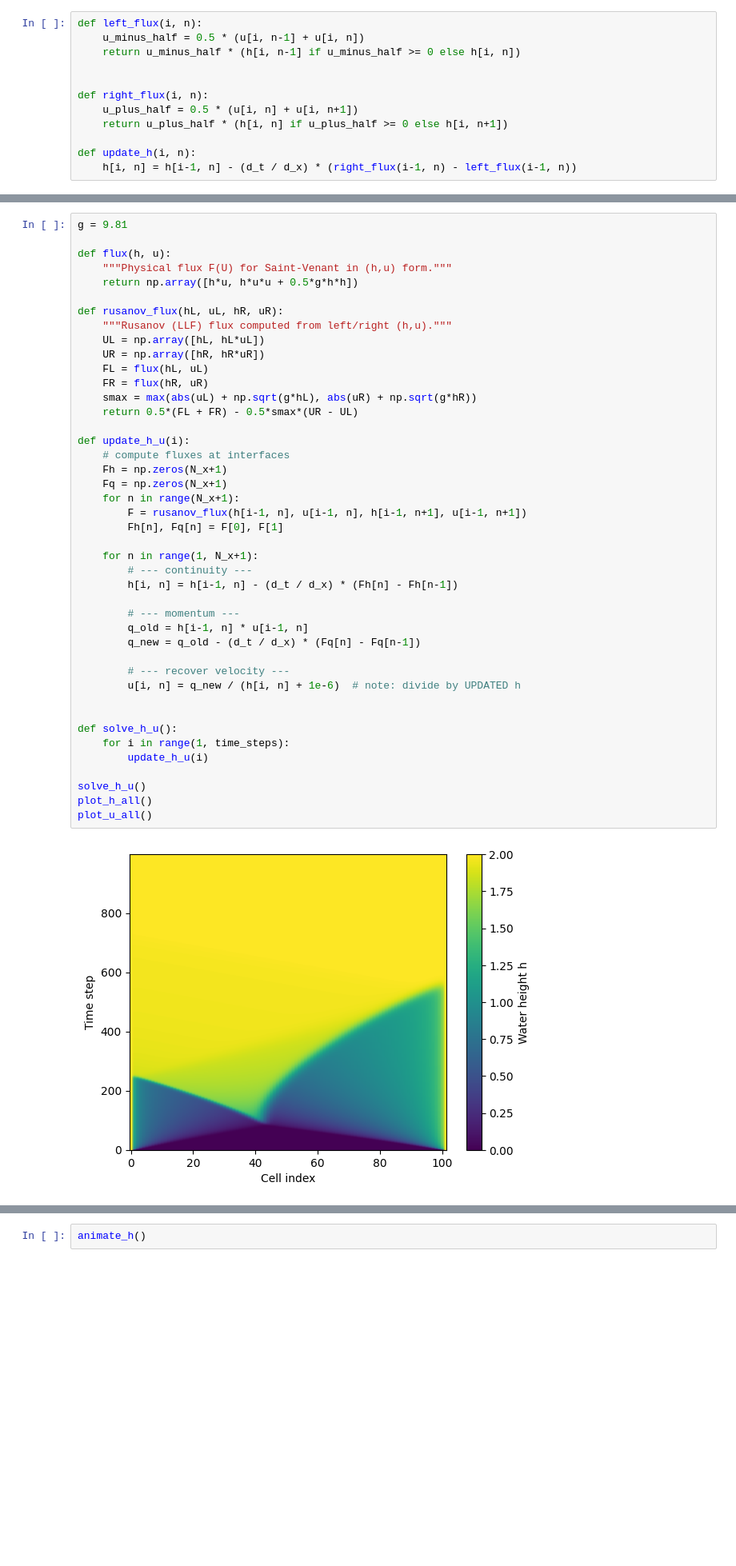
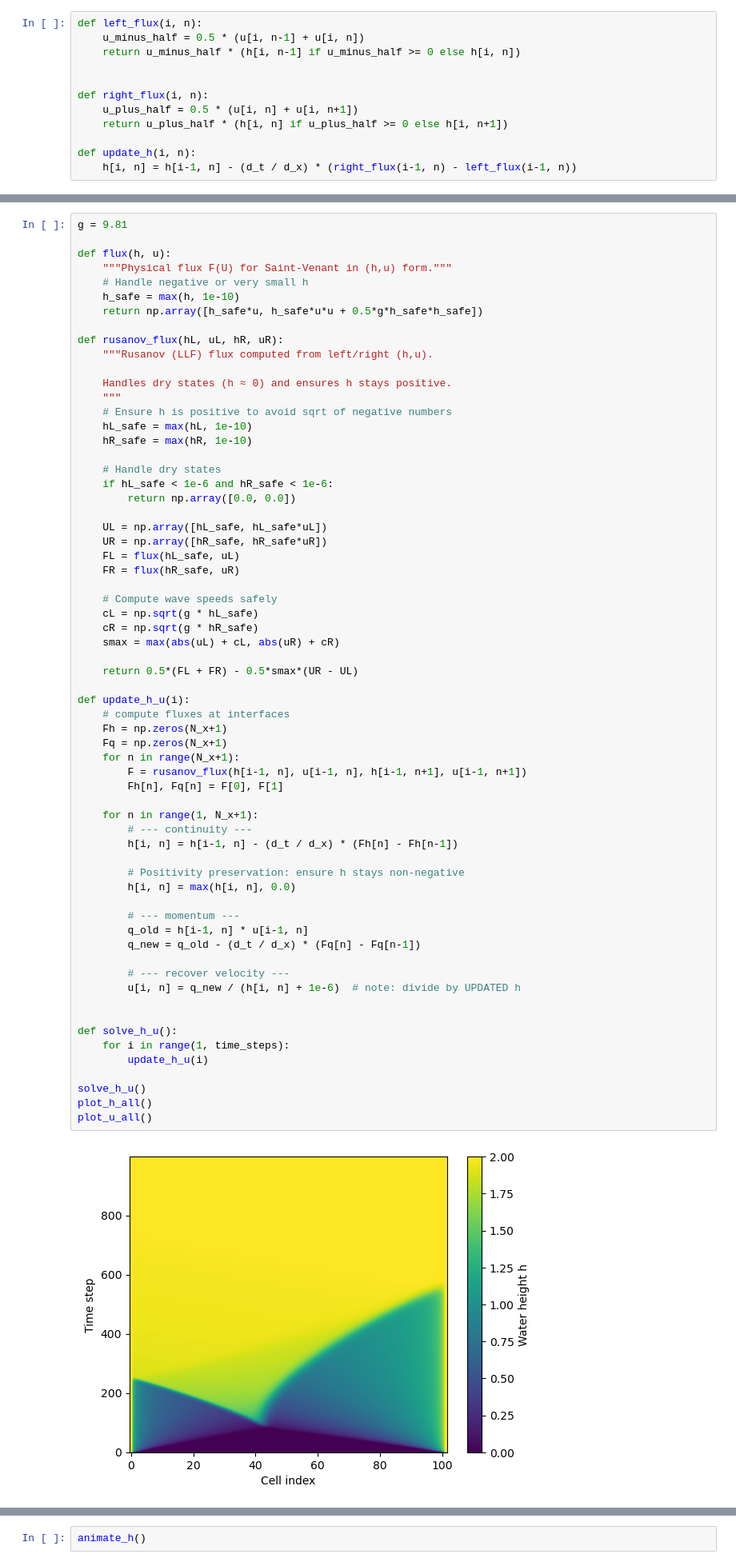
Before and after one commit to mchami02/saint-venant, a Jupyter notebook: notebooks/godunov.ipynb, the cells around one changed output, grey strips where cells are left out. Shown at 80% size. Saved outputs shown, nothing was run; the diff lists cells and outputs as text; blank space fills up the shorter version.

```diff
--- a/notebooks/godunov.ipynb
+++ b/notebooks/godunov.ipynb
@@ -132,46 +132,67 @@ g = 9.81
 
 def flux(h, u):
     """Physical flux F(U) for Saint-Venant in (h,u) form."""
-    return np.array([h*u, h*u*u + 0.5*g*h*h])
+    # Handle negative or very small h
+    h_safe = max(h, 1e-10)
+    return np.array([h_safe*u, h_safe*u*u + 0.5*g*h_safe*h_safe])
 
 def rusanov_flux(hL, uL, hR, uR):
-    """Rusanov (LLF) flux computed from left/right (h,u)."""
-    UL = np.array([hL, hL*uL])
-    UR = np.array([hR, hR*uR])
-    FL = flux(hL, uL)
-    FR = flux(hR, uR)
-    smax = max(abs(uL) + np.sqrt(g*hL), abs(uR) + np.sqrt(g*hR))
+    """Rusanov (LLF) flux computed from left/right (h,u).
+
+    Handles dry states (h ≈ 0) and ensures h stays positive.
+    """
+    # Ensure h is positive to avoid sqrt of negative numbers
+    hL_safe = max(hL, 1e-10)
+    hR_safe = max(hR, 1e-10)
+
+    # Handle dry states
+    if hL_safe < 1e-6 and hR_safe < 1e-6:
+        return np.array([0.0, 0.0])
+
+    UL = np.array([hL_safe, hL_safe*uL])
+    UR = np.array([hR_safe, hR_safe*uR])
+    FL = flux(hL_safe, uL)
+    FR = flux(hR_safe, uR)
+
+    # Compute wave speeds safely
+    cL = np.sqrt(g * hL_safe)
+    cR = np.sqrt(g * hR_safe)
+    smax = max(abs(uL) + cL, abs(uR) + cR)
+
     return 0.5*(FL + FR) - 0.5*smax*(UR - UL)
 
 def update_h_u(i):
     # compute fluxes at interfaces
     Fh = np.zeros(N_x+1)
     Fq = np.zeros(N_x+1)
     for n in range(N_x+1):
         F = rusanov_flux(h[i-1, n], u[i-1, n], h[i-1, n+1], u[i-1, n+1])
         Fh[n], Fq[n] = F[0], F[1]
 
     for n in range(1, N_x+1):
         # --- continuity ---
         h[i, n] = h[i-1, n] - (d_t / d_x) * (Fh[n] - Fh[n-1])
+
+        # Positivity preservation: ensure h stays non-negative
+        h[i, n] = max(h[i, n], 0.0)
 
         # --- momentum ---
         q_old = h[i-1, n] * u[i-1, n]
         q_new = q_old - (d_t / d_x) * (Fq[n] - Fq[n-1])
 
         # --- recover velocity ---
         u[i, n] = q_new / (h[i, n] + 1e-6)  # note: divide by UPDATED h
 
 
 def solve_h_u():
     for i in range(1, time_steps):
         update_h_u(i)
 
 solve_h_u()
 plot_h_all()
 plot_u_all()
 # %% [output]
-[figure, old version]
+[figure, new version]
 [figure]
 # %%
 animate_h()
```
Also changed, not shown: parts of 1 cell of this notebook, 1 other file.
